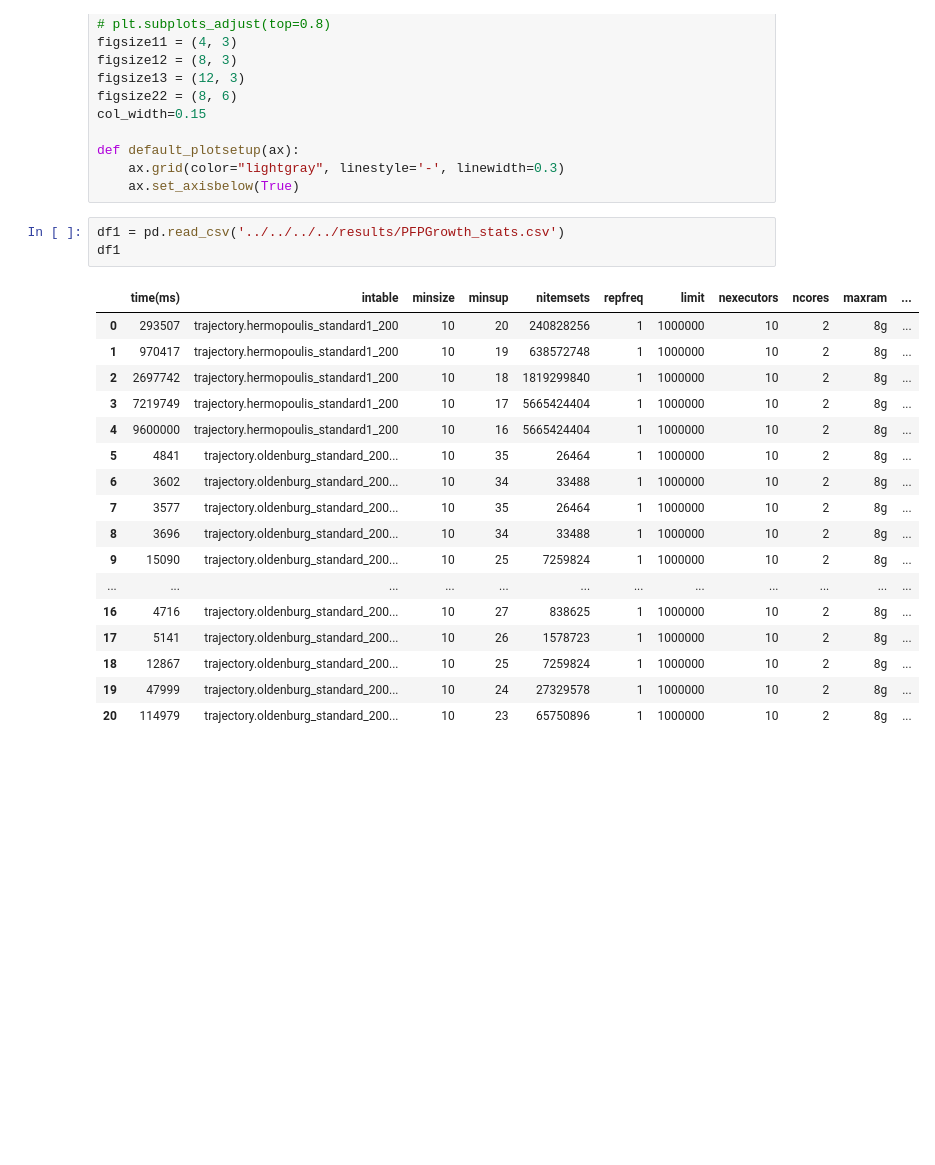
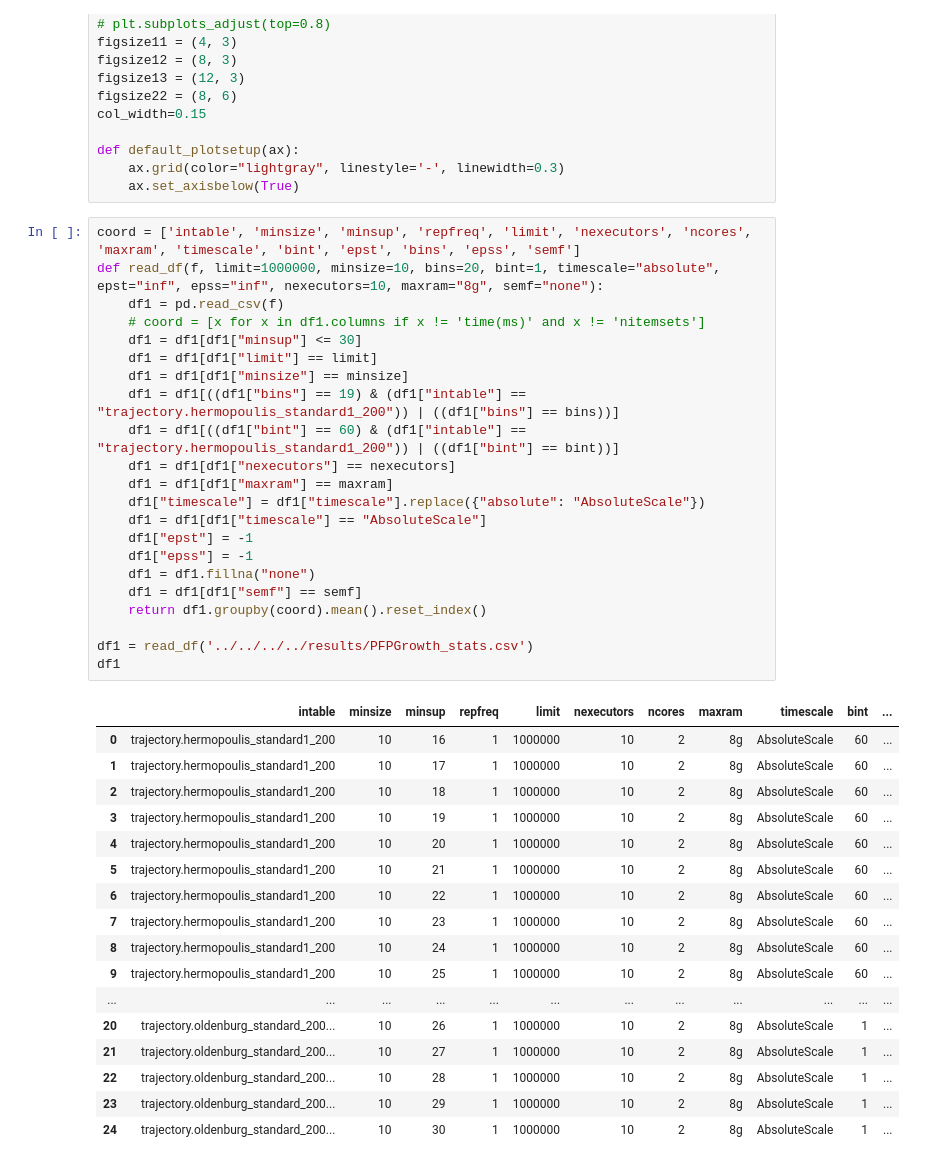
Before and after one commit to w4bo/ctm, a Jupyter notebook: src/main/python/CTM/PFPGrowth.ipynb, the cells around one changed output. Drawn from its saved outputs; the diff is of its cells as text; blank space fills up the shorter version.

```diff
--- a/src/main/python/CTM/PFPGrowth.ipynb
+++ b/src/main/python/CTM/PFPGrowth.ipynb
@@ -113,24 +113,43 @@ def default_plotsetup(ax):
     ax.grid(color="lightgray", linestyle='-', linewidth=0.3)
     ax.set_axisbelow(True)
 # %%
-df1 = pd.read_csv('../../../../results/PFPGrowth_stats.csv')
+coord = ['intable', 'minsize', 'minsup', 'repfreq', 'limit', 'nexecutors', 'ncores', 'maxram', 'timescale', 'bint', 'epst', 'bins', 'epss', 'semf']
+def read_df(f, limit=1000000, minsize=10, bins=20, bint=1, timescale="absolute", epst="inf", epss="inf", nexecutors=10, maxram="8g", semf="none"):
+    df1 = pd.read_csv(f)
+    # coord = [x for x in df1.columns if x != 'time(ms)' and x != 'nitemsets']
+    df1 = df1[df1["minsup"] <= 30]
+    df1 = df1[df1["limit"] == limit]
+    df1 = df1[df1["minsize"] == minsize]
+    df1 = df1[((df1["bins"] == 19) & (df1["intable"] == "trajectory.hermopoulis_standard1_200")) | ((df1["bins"] == bins))]
+    df1 = df1[((df1["bint"] == 60) & (df1["intable"] == "trajectory.hermopoulis_standard1_200")) | ((df1["bint"] == bint))]
+    df1 = df1[df1["nexecutors"] == nexecutors]
+    df1 = df1[df1["maxram"] == maxram]
+    df1["timescale"] = df1["timescale"].replace({"absolute": "AbsoluteScale"})
+    df1 = df1[df1["timescale"] == "AbsoluteScale"]
+    df1["epst"] = -1
+    df1["epss"] = -1
+    df1 = df1.fillna("none")
+    df1 = df1[df1["semf"] == semf]
+    return df1.groupby(coord).mean().reset_index()
+
+df1 = read_df('../../../../results/PFPGrowth_stats.csv')
 df1
 # %% [output]
-|  | time(ms) | intable | minsize | minsup | nitemsets | repfreq | limit | nexecutors | ncores | maxram | ... |
-| 0 | 293507 | trajectory.hermopoulis_standard1_200 | 10 | 20 | 240828256 | 1 | 1000000 | 10 | 2 | 8g | ... |
-| 1 | 970417 | trajectory.hermopoulis_standard1_200 | 10 | 19 | 638572748 | 1 | 1000000 | 10 | 2 | 8g | ... |
-| 2 | 2697742 | trajectory.hermopoulis_standard1_200 | 10 | 18 | 1819299840 | 1 | 1000000 | 10 | 2 | 8g | ... |
-| 3 | 7219749 | trajectory.hermopoulis_standard1_200 | 10 | 17 | 5665424404 | 1 | 1000000 | 10 | 2 | 8g | ... |
-| 4 | 9600000 | trajectory.hermopoulis_standard1_200 | 10 | 16 | 5665424404 | 1 | 1000000 | 10 | 2 | 8g | ... |
-| 5 | 4841 | trajectory.oldenburg_standard_200... | 10 | 35 | 26464 | 1 | 1000000 | 10 | 2 | 8g | ... |
-| 6 | 3602 | trajectory.oldenburg_standard_200... | 10 | 34 | 33488 | 1 | 1000000 | 10 | 2 | 8g | ... |
-| 7 | 3577 | trajectory.oldenburg_standard_200... | 10 | 35 | 26464 | 1 | 1000000 | 10 | 2 | 8g | ... |
-| 8 | 3696 | trajectory.oldenburg_standard_200... | 10 | 34 | 33488 | 1 | 1000000 | 10 | 2 | 8g | ... |
-| 9 | 15090 | trajectory.oldenburg_standard_200... | 10 | 25 | 7259824 | 1 | 1000000 | 10 | 2 | 8g | ... |
+|  | intable | minsize | minsup | repfreq | limit | nexecutors | ncores | maxram | timescale | bint | ... |
+| 0 | trajectory.hermopoulis_standard1_200 | 10 | 16 | 1 | 1000000 | 10 | 2 | 8g | AbsoluteScale | 60 | ... |
+| 1 | trajectory.hermopoulis_standard1_200 | 10 | 17 | 1 | 1000000 | 10 | 2 | 8g | AbsoluteScale | 60 | ... |
+| 2 | trajectory.hermopoulis_standard1_200 | 10 | 18 | 1 | 1000000 | 10 | 2 | 8g | AbsoluteScale | 60 | ... |
+| 3 | trajectory.hermopoulis_standard1_200 | 10 | 19 | 1 | 1000000 | 10 | 2 | 8g | AbsoluteScale | 60 | ... |
+| 4 | trajectory.hermopoulis_standard1_200 | 10 | 20 | 1 | 1000000 | 10 | 2 | 8g | AbsoluteScale | 60 | ... |
+| 5 | trajectory.hermopoulis_standard1_200 | 10 | 21 | 1 | 1000000 | 10 | 2 | 8g | AbsoluteScale | 60 | ... |
+| 6 | trajectory.hermopoulis_standard1_200 | 10 | 22 | 1 | 1000000 | 10 | 2 | 8g | AbsoluteScale | 60 | ... |
+| 7 | trajectory.hermopoulis_standard1_200 | 10 | 23 | 1 | 1000000 | 10 | 2 | 8g | AbsoluteScale | 60 | ... |
+| 8 | trajectory.hermopoulis_standard1_200 | 10 | 24 | 1 | 1000000 | 10 | 2 | 8g | AbsoluteScale | 60 | ... |
+| 9 | trajectory.hermopoulis_standard1_200 | 10 | 25 | 1 | 1000000 | 10 | 2 | 8g | AbsoluteScale | 60 | ... |
 | ... | ... | ... | ... | ... | ... | ... | ... | ... | ... | ... | ... |
-| 16 | 4716 | trajectory.oldenburg_standard_200... | 10 | 27 | 838625 | 1 | 1000000 | 10 | 2 | 8g | ... |
-| 17 | 5141 | trajectory.oldenburg_standard_200... | 10 | 26 | 1578723 | 1 | 1000000 | 10 | 2 | 8g | ... |
-| 18 | 12867 | trajectory.oldenburg_standard_200... | 10 | 25 | 7259824 | 1 | 1000000 | 10 | 2 | 8g | ... |
-| 19 | 47999 | trajectory.oldenburg_standard_200... | 10 | 24 | 27329578 | 1 | 1000000 | 10 | 2 | 8g | ... |
-| 20 | 114979 | trajectory.oldenburg_standard_200... | 10 | 23 | 65750896 | 1 | 1000000 | 10 | 2 | 8g | ... |
+| 20 | trajectory.oldenburg_standard_200... | 10 | 26 | 1 | 1000000 | 10 | 2 | 8g | AbsoluteScale | 1 | ... |
+| 21 | trajectory.oldenburg_standard_200... | 10 | 27 | 1 | 1000000 | 10 | 2 | 8g | AbsoluteScale | 1 | ... |
+| 22 | trajectory.oldenburg_standard_200... | 10 | 28 | 1 | 1000000 | 10 | 2 | 8g | AbsoluteScale | 1 | ... |
+| 23 | trajectory.oldenburg_standard_200... | 10 | 29 | 1 | 1000000 | 10 | 2 | 8g | AbsoluteScale | 1 | ... |
+| 24 | trajectory.oldenburg_standard_200... | 10 | 30 | 1 | 1000000 | 10 | 2 | 8g | AbsoluteScale | 1 | ... |
 # %%
```
Also changed, not shown: parts of 8 cells of this notebook, 6 other files.
